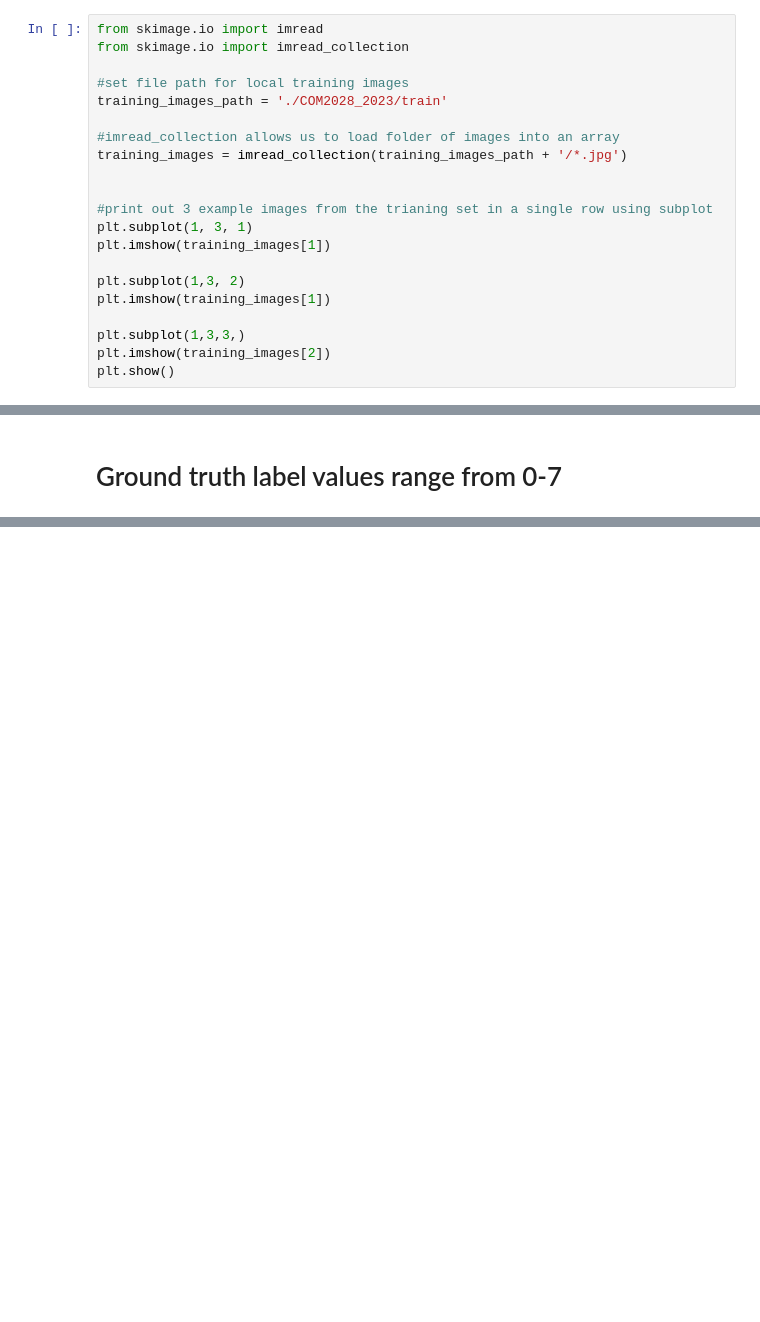
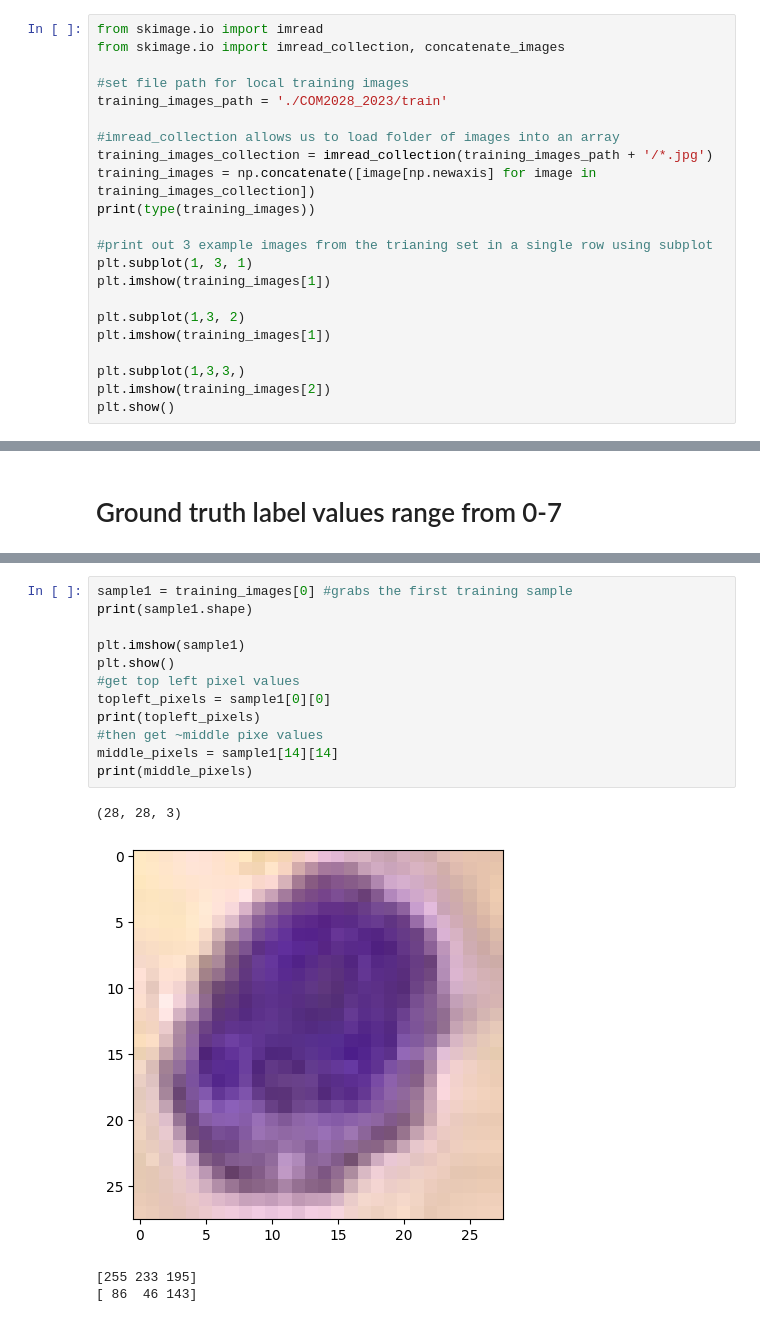
Before and after one commit to liam-michel/AI-coursework, a Jupyter notebook: coursework.ipynb, the cells around one changed output, grey strips where cells are left out. Drawn from its saved outputs; the diff is of its cells as text; blank space fills up the shorter version.

```diff
--- a/coursework.ipynb
+++ b/coursework.ipynb
@@ -22,13 +27,14 @@ We can do this using skimage.io
 # %%
 from skimage.io import imread
-from skimage.io import imread_collection
+from skimage.io import imread_collection, concatenate_images
 
 #set file path for local training images
 training_images_path = './COM2028_2023/train'
 
 #imread_collection allows us to load folder of images into an array
-training_images = imread_collection(training_images_path + '/*.jpg')
-
+training_images_collection = imread_collection(training_images_path + '/*.jpg')
+training_images = np.concatenate([image[np.newaxis] for image in training_images_collection])
+print(type(training_images))
 
 #print out 3 example images from the trianing set in a single row using subplot
 plt.subplot(1, 3, 1)
@@ -79,0 +127,17 @@ print(image1.shape)
+# %%
+sample1 = training_images[0] #grabs the first training sample
+print(sample1.shape)
+
+plt.imshow(sample1)
+plt.show()
+#get top left pixel values
+topleft_pixels = sample1[0][0]
+print(topleft_pixels)
+#then get ~middle pixe values
+middle_pixels = sample1[14][14]
+print(middle_pixels)
+# %% [output]
+(28, 28, 3)
+[figure, added]
+[255 233 195]
+[ 86  46 143]
```
Also changed, not shown: parts of 16 cells of this notebook.
